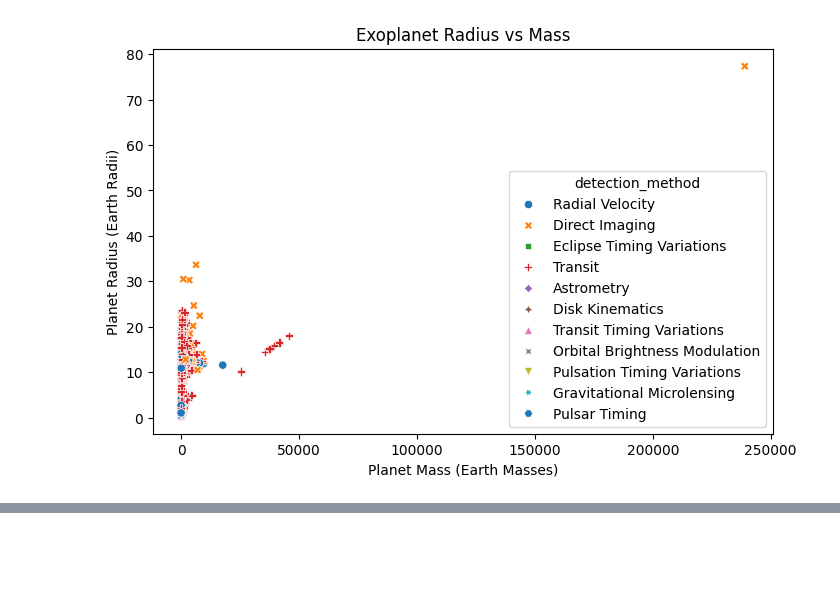
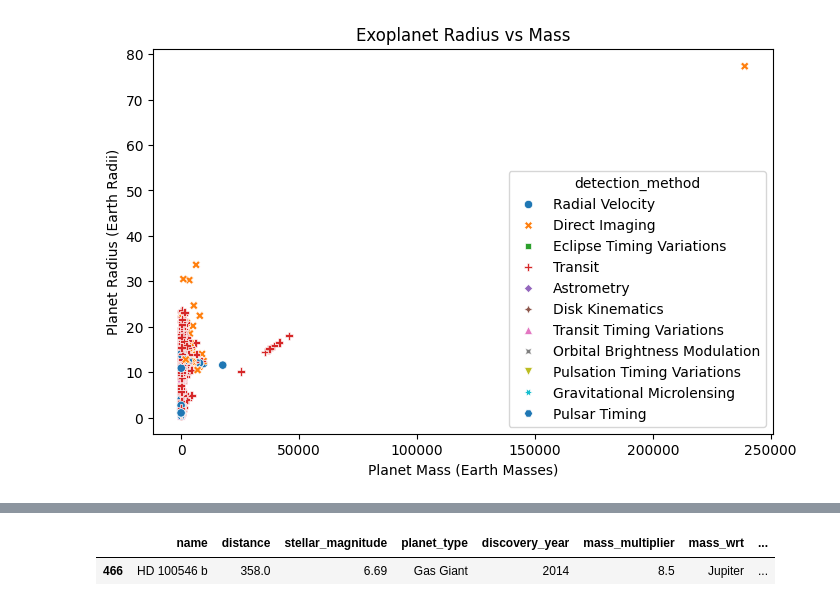
Before and after one commit to 7086600/da_final_project, a Jupyter notebook: da_final_project.ipynb, the cells around one changed output, grey strips where cells are left out. Drawn from its saved outputs; the diff is of its cells as text; code cells hidden in the pictures; blank space fills up the shorter version.

```diff
--- a/da_final_project.ipynb
+++ b/da_final_project.ipynb
@@ -438,0 +462,10 @@ exoplanets_cleaned[exoplanets_cleaned['detection_method'] == 'Direct Imaging'].s
+# %%
+# correcting outlier data
+HD_100546_b_mass_multiplier = 8.5
+exoplanets_cleaned.loc[exoplanets_cleaned['name'] == 'HD 100546 b', 'mass_multiplier'] = HD_100546_b_mass_multiplier
+exoplanets_cleaned.loc[exoplanets_cleaned['name'] == 'HD 100546 b', 'planet_mass'] = HD_100546_b_mass_multiplier * mass_jupiter_in_earth
+
+exoplanets_cleaned[exoplanets_cleaned['name'] == 'HD 100546 b']
+# %% [output]
+|  | name | distance | stellar_magnitude | planet_type | discovery_year | mass_multiplier | mass_wrt | ... |
+| 466 | HD 100546 b | 358.0 | 6.69 | Gas Giant | 2014 | 8.5 | Jupiter | ... |
```
Also changed, not shown: parts of 6 cells of this notebook.
